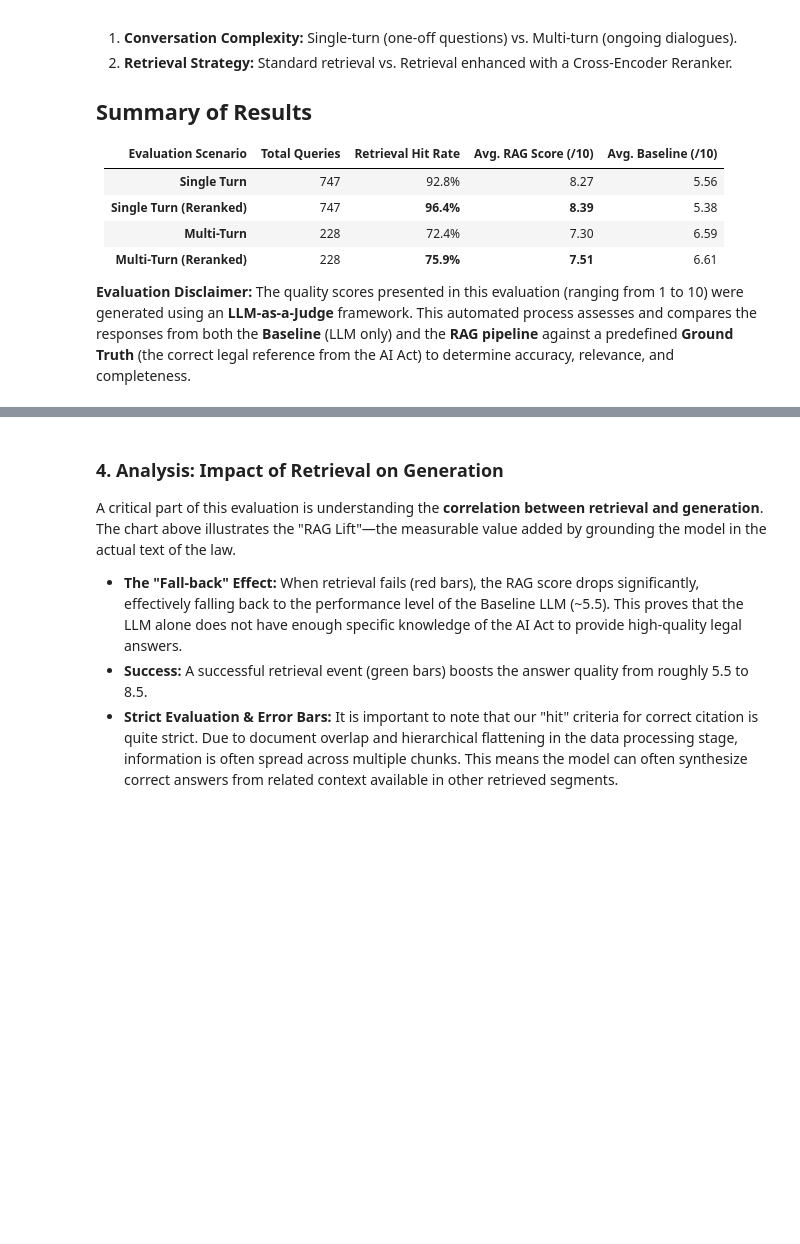
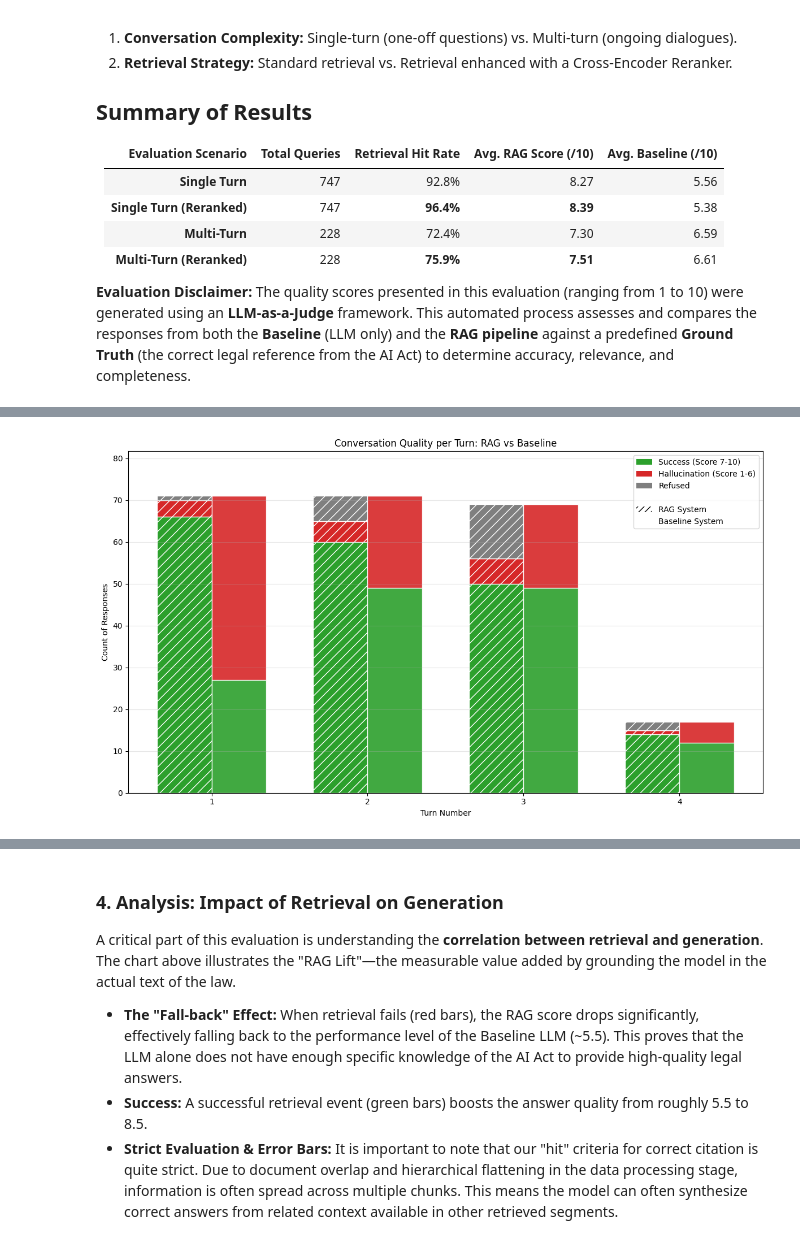
Before and after one commit to Arthurreuss/RAG_AI_Act, a Jupyter notebook: noteboooks/evaluation.ipynb, the cells around one changed output, grey strips where cells are left out. Saved outputs shown, nothing was run; the diff lists cells and outputs as text; code cells hidden in the pictures; blank space fills up the shorter version.

Commit message:
updated plotting

```diff
--- a/noteboooks/evaluation.ipynb
+++ b/noteboooks/evaluation.ipynb
@@ -156,0 +145,83 @@ plt.show()
+# %%
+from sympy import plot
+
+
+def categorize_response(row, answer_col, score_col):
+    ans_text = str(row[answer_col]).lower()
+    if "i cannot answer" in ans_text:
+        return "Refused"
+
+    score = row[score_col]
+    if score >= 7:
+        return "Success"
+    else:
+        return "Hallucination"
+
+def get_counts(df, status_col):
+    counts = df.groupby(['turn_number', status_col]).size().unstack(fill_value=0)
+    for cat in ['Success', 'Hallucination', 'Refused']:
+        if cat not in counts.columns:
+            counts[cat] = 0
+    return counts[['Success', 'Hallucination', 'Refused']]
+
+def plot_comparison(rag_counts, baseline_counts):
+    fig, ax = plt.subplots(figsize=(12, 7))
+
+    turns = rag_counts.index
+    x = np.arange(len(turns))
+    width = 0.35
+
+    colors = {
+        'Success': '#2ca02c',       # Green
+        'Hallucination': '#d62728', # Red
+        'Refused': '#7f7f7f'        # Gray
+    }
+
+    bottom = np.zeros(len(turns))
+    for cat in ['Success', 'Hallucination', 'Refused']:
+        ax.bar(x - width/2, rag_counts[cat], width, bottom=bottom,
+            color=colors[cat], hatch='//', edgecolor='white')
+        bottom += rag_counts[cat]
+
+    bottom = np.zeros(len(turns))
+    for cat in ['Success', 'Hallucination', 'Refused']:
+        ax.bar(x + width/2, baseline_counts[cat], width, bottom=bottom,
+            color=colors[cat], alpha=0.9, edgecolor='white')
+        bottom += baseline_counts[cat]
+
+    max_y = max(rag_counts.sum(axis=1).max(), baseline_counts.sum(axis=1).max())
+    ax.set_ylim(0, max_y * 1.15)
+
+    ax.set_xlabel("Turn Number")
+    ax.set_ylabel("Count of Responses")
+    ax.set_title("Conversation Quality per Turn: RAG vs Baseline")
+    ax.set_xticks(x)
+    ax.set_xticklabels(turns)
+    ax.grid(axis='y', alpha=0.3)
+
+    legend_elements = [
+        Patch(facecolor=colors['Success'], label='Success (Score 7-10)'),
+        Patch(facecolor=colors['Hallucination'], label='Hallucination (Score 1-6)'),
+        Patch(facecolor=colors['Refused'], label='Refused'),
+        Patch(facecolor='white', label=''),
+        Patch(facecolor='white', hatch='///', label='RAG System', alpha=0.5),
+        Patch(facecolor='white', label='Baseline System', alpha=0.5)
+    ]
+    ax.legend(handles=legend_elements, loc='upper right')
+
+    plt.tight_layout()
+    plt.show()
+
+df_multi['rag_status'] = df_multi.apply(
+    lambda x: categorize_response(x, 'rag_answer', 'rag_score'), axis=1
+)
+df_multi['baseline_status'] = df_multi.apply(
+    lambda x: categorize_response(x, 'baseline_answer', 'baseline_score'), axis=1
+)
+
+rag_counts = get_counts(df_multi, 'rag_status')
+baseline_counts = get_counts(df_multi, 'baseline_status')
+
+plot_comparison(rag_counts, baseline_counts)
+# %% [output]
+[figure, added]
```
Also changed, not shown: parts of 9 cells of this notebook, 4 other files.
